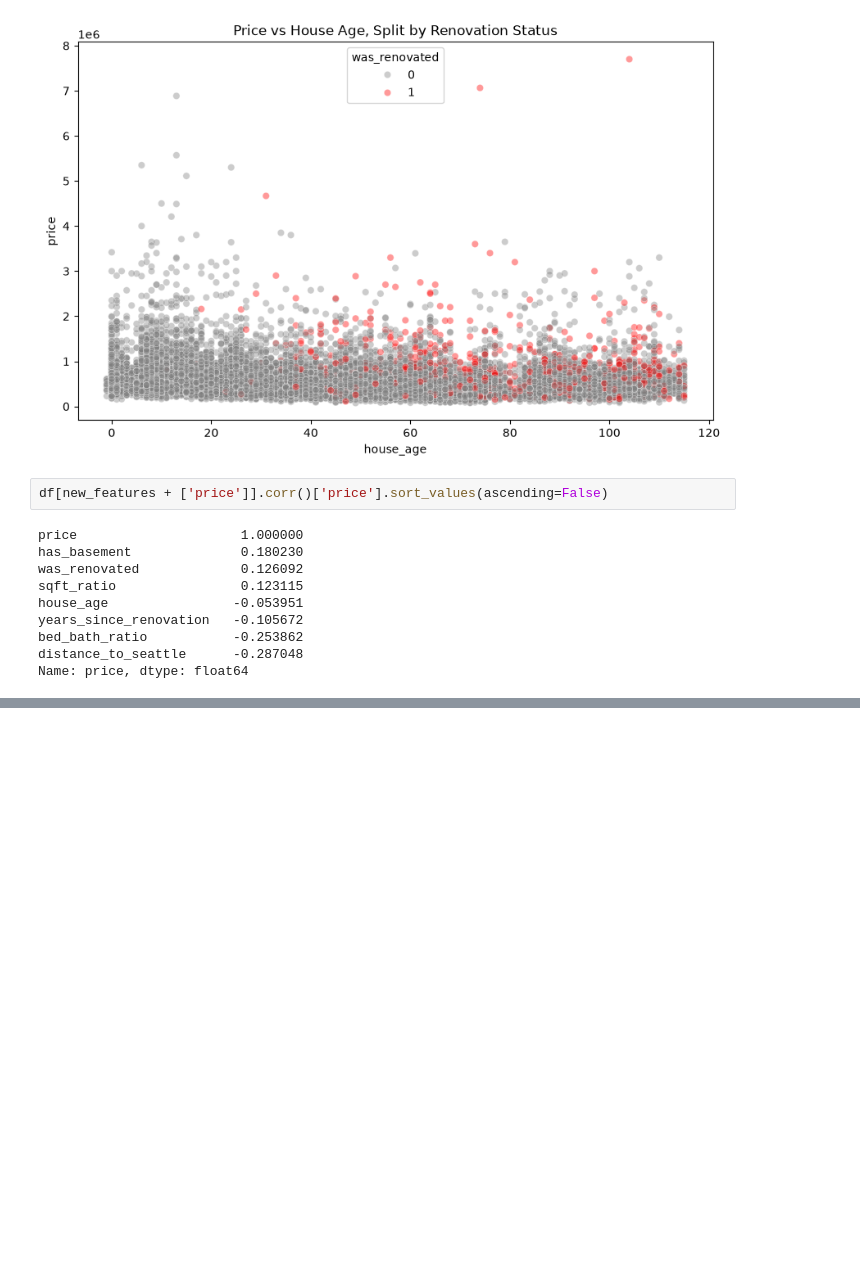
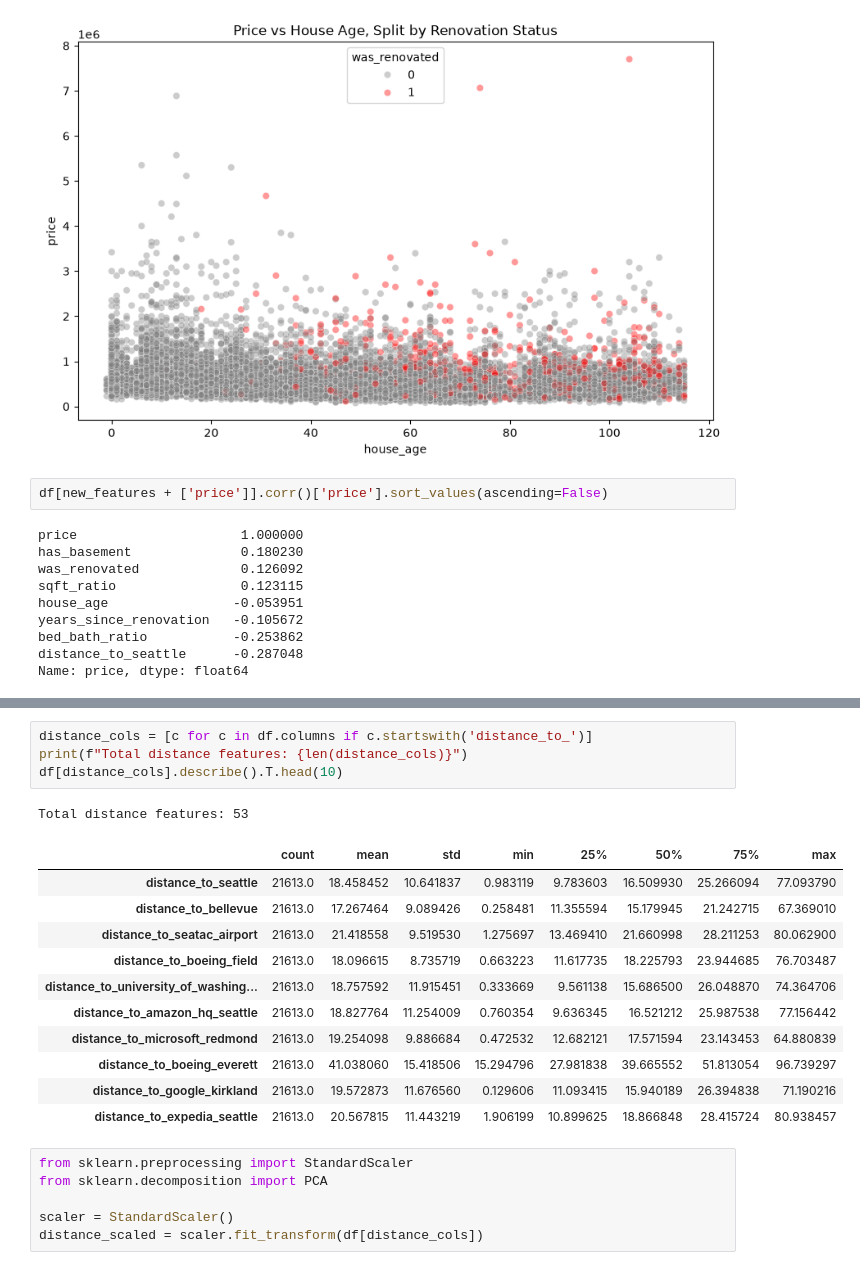
Before and after one commit to reetam-dutta-24/real-estate-price-prediction, a Jupyter notebook: notebooks/01_eda.ipynb, the cells around one changed output, grey strips where cells are left out. Cells and saved outputs as stored; diff of their text form; blank space fills up the shorter version.

```diff
--- a/notebooks/01_eda.ipynb
+++ b/notebooks/01_eda.ipynb
@@ -479,0 +734,23 @@ Name: price, dtype: float64
+# %%
+distance_cols = [c for c in df.columns if c.startswith('distance_to_')]
+print(f"Total distance features: {len(distance_cols)}")
+df[distance_cols].describe().T.head(10)
+# %% [output]
+Total distance features: 53
+|  | count | mean | std | min | 25% | 50% | 75% | max |
+| distance_to_seattle | 21613.0 | 18.458452 | 10.641837 | 0.983119 | 9.783603 | 16.509930 | 25.266094 | 77.093790 |
+| distance_to_bellevue | 21613.0 | 17.267464 | 9.089426 | 0.258481 | 11.355594 | 15.179945 | 21.242715 | 67.369010 |
+| distance_to_seatac_airport | 21613.0 | 21.418558 | 9.519530 | 1.275697 | 13.469410 | 21.660998 | 28.211253 | 80.062900 |
+| distance_to_boeing_field | 21613.0 | 18.096615 | 8.735719 | 0.663223 | 11.617735 | 18.225793 | 23.944685 | 76.703487 |
+| distance_to_university_of_washing... | 21613.0 | 18.757592 | 11.915451 | 0.333669 | 9.561138 | 15.686500 | 26.048870 | 74.364706 |
+| distance_to_amazon_hq_seattle | 21613.0 | 18.827764 | 11.254009 | 0.760354 | 9.636345 | 16.521212 | 25.987538 | 77.156442 |
+| distance_to_microsoft_redmond | 21613.0 | 19.254098 | 9.886684 | 0.472532 | 12.682121 | 17.571594 | 23.143453 | 64.880839 |
+| distance_to_boeing_everett | 21613.0 | 41.038060 | 15.418506 | 15.294796 | 27.981838 | 39.665552 | 51.813054 | 96.739297 |
+| distance_to_google_kirkland | 21613.0 | 19.572873 | 11.676560 | 0.129606 | 11.093415 | 15.940189 | 26.394838 | 71.190216 |
+| distance_to_expedia_seattle | 21613.0 | 20.567815 | 11.443219 | 1.906199 | 10.899625 | 18.866848 | 28.415724 | 80.938457 |
+# %%
+from sklearn.preprocessing import StandardScaler
+from sklearn.decomposition import PCA
+
+scaler = StandardScaler()
+distance_scaled = scaler.fit_transform(df[distance_cols])
```
Also changed, not shown: parts of 20 cells of this notebook, 4 other files.
